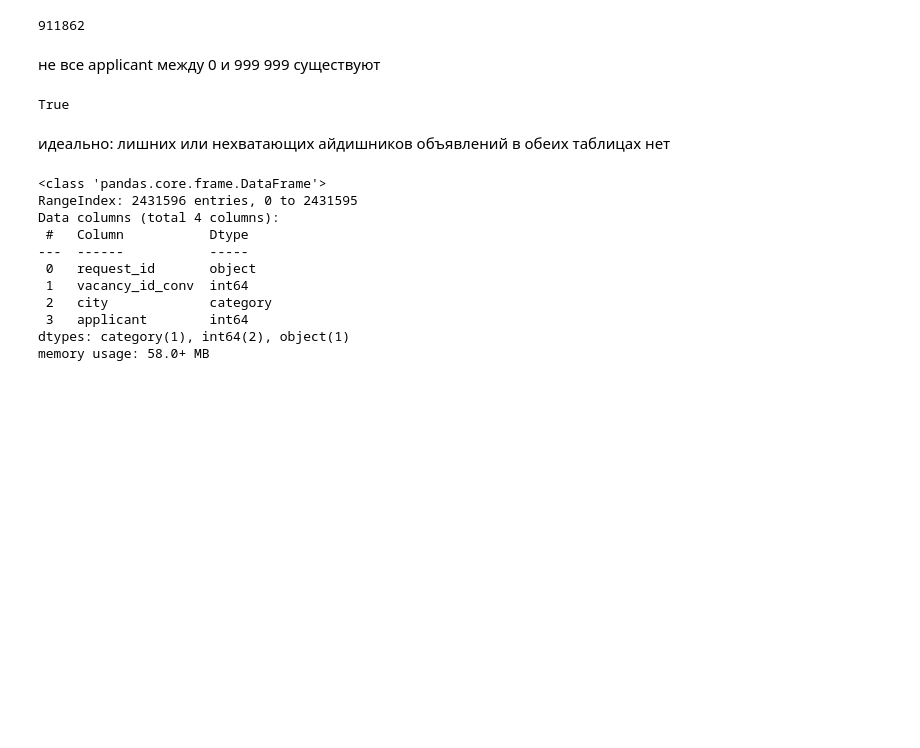
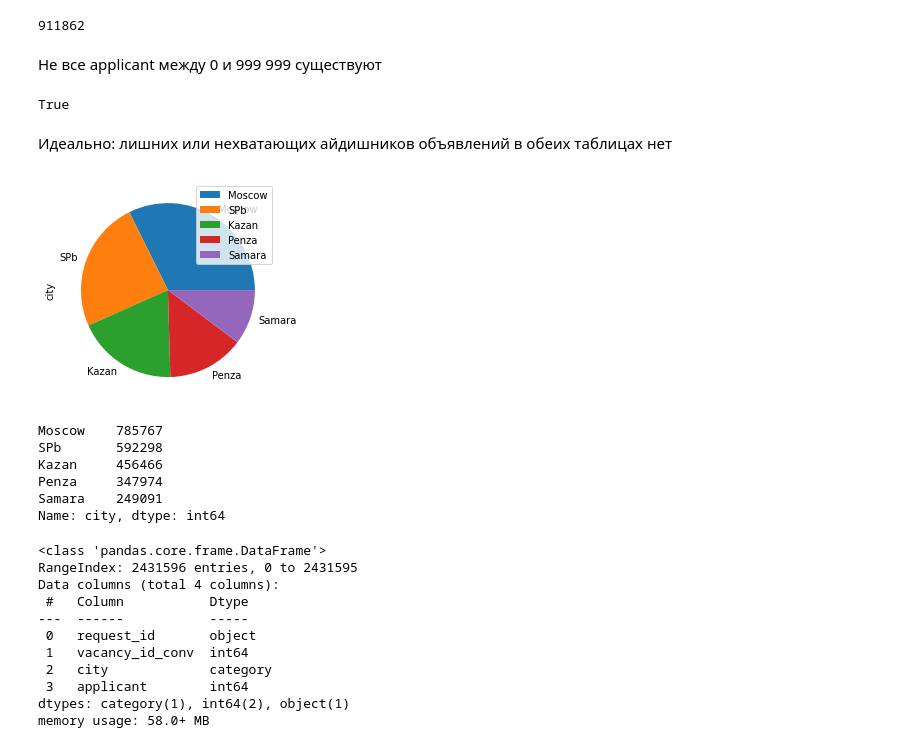
Before and after one commit to gbrs/career_path_analytics_2023, a Jupyter notebook: eda.ipynb, the cells around one changed output. Cells and saved outputs as stored; diff of their text form; code cells hidden in the pictures; blank space fills up the shorter version.

```diff
--- a/eda.ipynb
+++ b/eda.ipynb
@@ -230,15 +234,28 @@ serps.applicant.nunique()
 # %% [output]
 911862
 # %% [markdown]
-не все applicant между 0 и 999 999 существуют
+Не все applicant между 0 и 999 999 существуют
 # %%
 set(vacs.vacancy_id_conv.to_list()) == set(serps.vacancy_id_conv.to_list())
 # %% [output]
 True
 # %% [markdown]
-идеально: лишних или нехватающих айдишников объявлений в обеих таблицах нет
+Идеально: лишних или нехватающих айдишников объявлений в обеих таблицах нет
 # %%
 serps.city = serps.city.astype('category')
+# %%
+serps.city.value_counts().plot.pie(legend=True);
+# %% [output]
+[figure, added]
+# %%
+serps.city.value_counts()
+# %% [output]
+Moscow    785767
+SPb       592298
+Kazan     456466
+Penza     347974
+Samara    249091
+Name: city, dtype: int64
 # %%
 serps.info()
 # %% [output]
```
Also changed, not shown: parts of 17 cells of this notebook.
